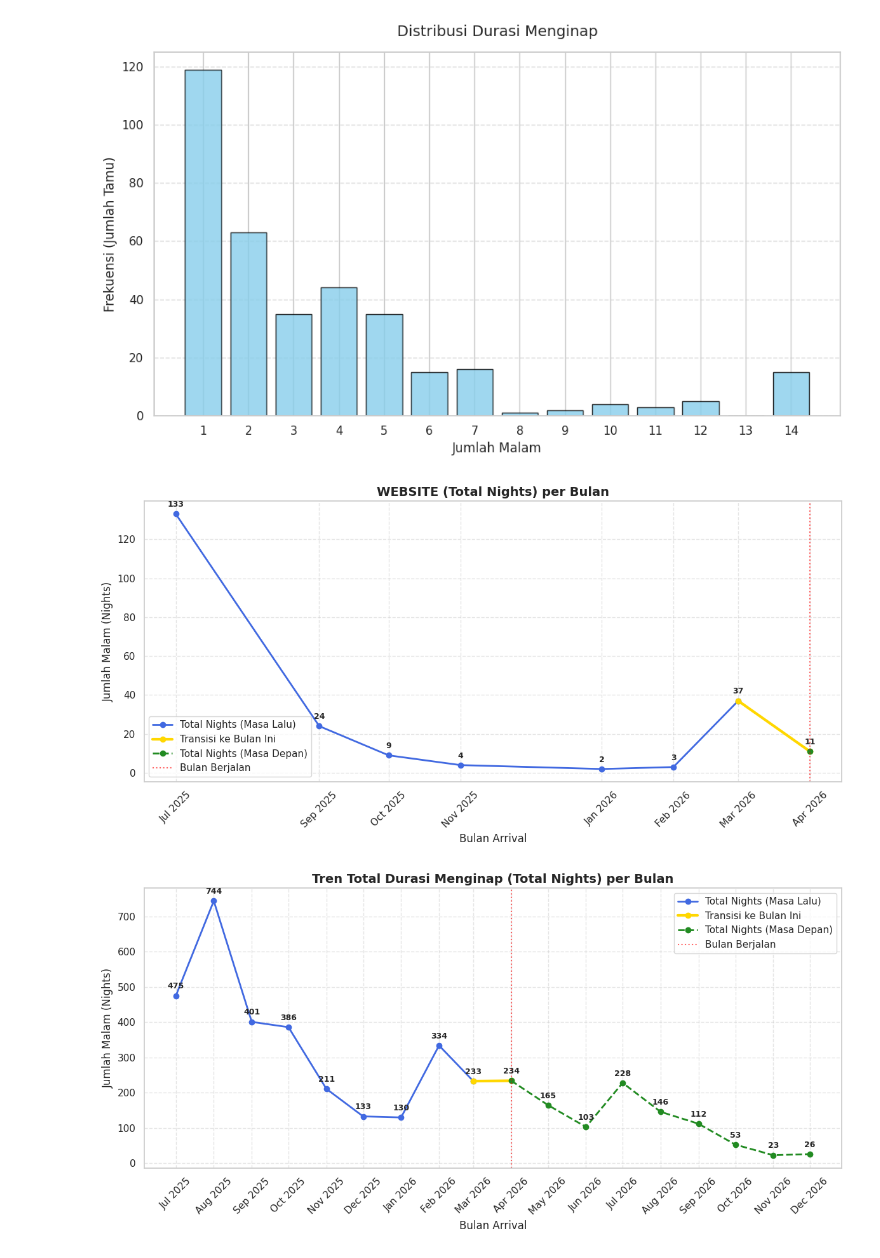
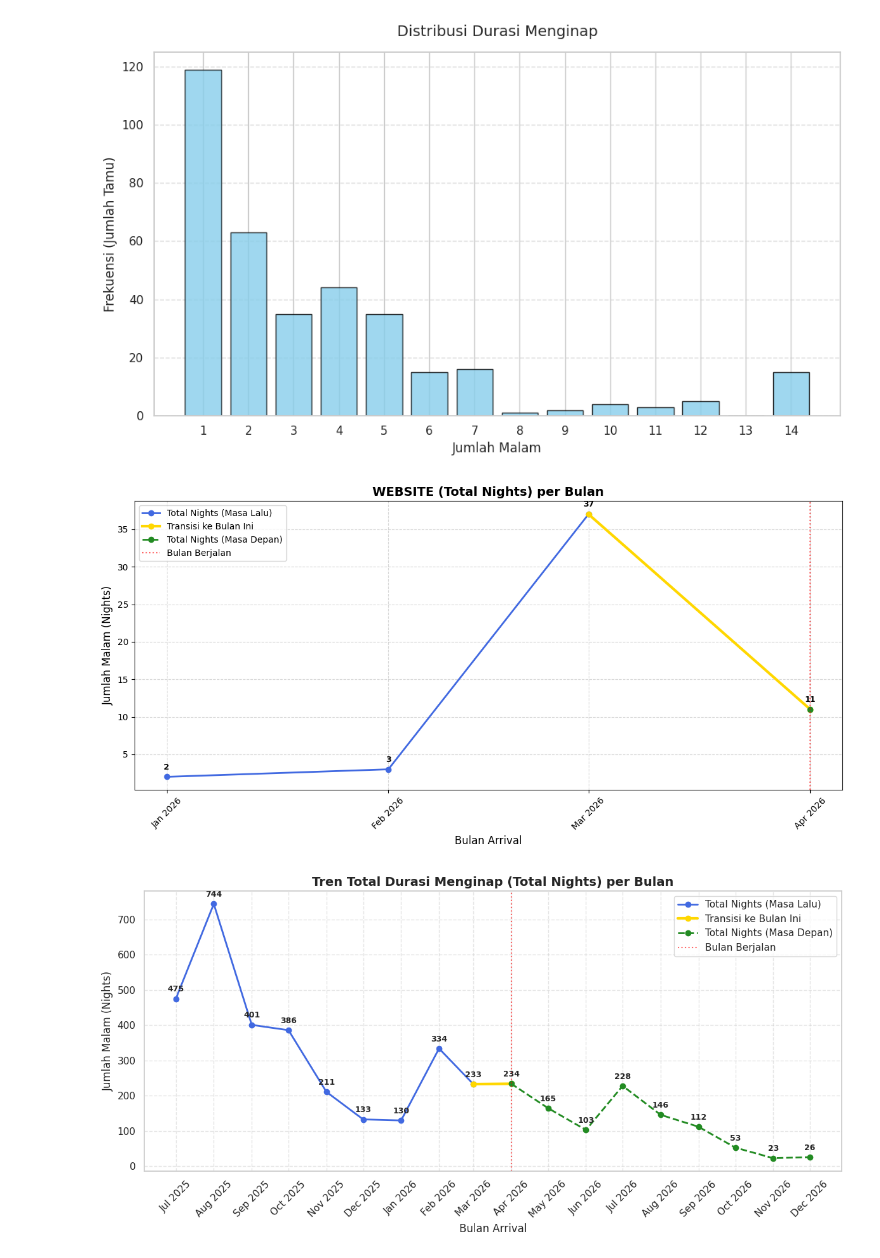
Before and after one commit to mahaputra971/pt_skp_ota_analyst, a Jupyter notebook: pondok_pitaya_analyst/pp_gp_2.ipynb, the cells around one changed output. Drawn from its saved outputs; the diff is of its cells as text; code cells hidden in the pictures.

```diff
--- a/pondok_pitaya_analyst/pp_gp_2.ipynb
+++ b/pondok_pitaya_analyst/pp_gp_2.ipynb
@@ -4,4 +4,4 @@ import matplotlib.pyplot as plt
 import seaborn as sns
 import numpy as np
 
-df = pd.read_excel("/home/mahaputra971/pt_skp/dataset/reservation_14_4_2026.xls")
+df = pd.read_excel("/home/mahaputra777/pt_skp/dataset/reservation_14_4_2026.xls")
@@ -14,6 +34,7 @@ import pandas as pd
 # df = pd.read_excel("/home/mahaputra971/pt_skp/dataset/reservation_14_4_2026.xls")
 
 # 1. Pastikan kolom 'Reservation Date' bertipe datetime
+df = df[df['Reservation Date'] != 'Total'].copy()
 df['Reservation Date'] = pd.to_datetime(df['Reservation Date'])
 
 # 2. Pisahkan menjadi 2 DataFrame berdasarkan tahun
@@ -92,9 +133,10 @@ df_doku = df[df['Agent'] == 'Doku.'].copy()
 
 # 1. Pastikan kolom Reservation Date menjadi tipe datetime
 df_doku['Reservation Date'] = pd.to_datetime(df_doku['Reservation Date'])
+df_doku_2026 = df_doku[df_doku['Reservation Date'].dt.year == 2026].copy()
 
 # 2. Agregasi data: Menjumlahkan (SUM) kolom 'Nights' per bulan
-monthly_nights = df_doku.groupby(df_doku['Reservation Date'].dt.to_period('M'))['Nights'].sum()
+monthly_nights = df_doku_2026.groupby(df_doku_2026['Reservation Date'].dt.to_period('M'))['Nights'].sum()
 monthly_nights.index = monthly_nights.index.to_timestamp()
 
 # 3. Tentukan batas waktu (Berdasarkan waktu sekarang)
@@ -120,34 +162,34 @@ plt.figure(figsize=(12, 6))
 plt.plot(past_blue.index, past_blue.values, marker='o', linestyle='-', color='royalblue',
          label='Total Nights (Masa Lalu)', linewidth=2)
 
 # Plot Transisi (Kuning)
 plt.plot(transition_yellow.index, transition_yellow.values, marker='o', linestyle='-',
          color='gold', label='Transisi ke Bulan Ini', linewidth=3)
 
 # Plot Masa Depan (Hijau)
 plt.plot(future_green.index, future_green.values, marker='o', linestyle='--',
          color='forestgreen', label='Total Nights (Masa Depan)', linewidth=2)
 
 # Menambahkan Label Angka (Total Nights) di setiap titik
 for x, y in monthly_nights.items():
     plt.text(x, y + (max(monthly_nights)*0.02), f'{int(y)}',
              ha='center', va='bottom', fontsize=9, fontweight='bold')
 
 # Elemen Estetik
 plt.title('WEBSITE (Total Nights) per Bulan', fontsize=14, fontweight='bold')
 plt.xlabel('Bulan Arrival', fontsize=12)
 plt.ylabel('Jumlah Malam (Nights)', fontsize=12)
 plt.axvline(x=this_month, color='red', linestyle=':', alpha=0.6, label='Bulan Berjalan')
 plt.grid(True, linestyle='--', alpha=0.5)
 plt.legend()
 
 # Format tanggal di sumbu X
 plt.xticks(monthly_nights.index, monthly_nights.index.strftime('%b %Y'), rotation=45)
 
 plt.tight_layout()
 plt.show()
 # %% [output]
-[figure, old version]
+[figure, new version]
 # %%
 import pandas as pd
 import matplotlib.pyplot as plt
```
Also changed, not shown: parts of 4 cells of this notebook, 7 other files.
